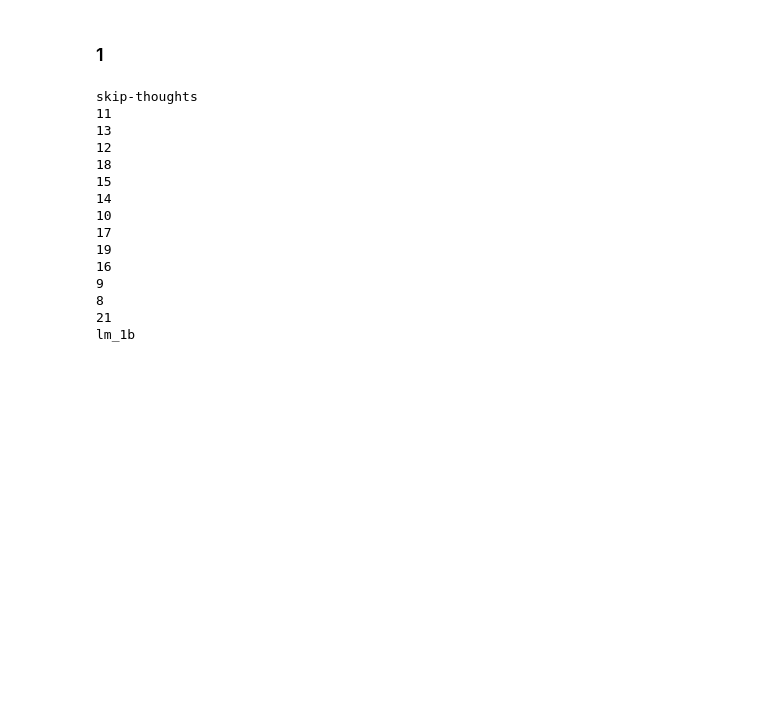
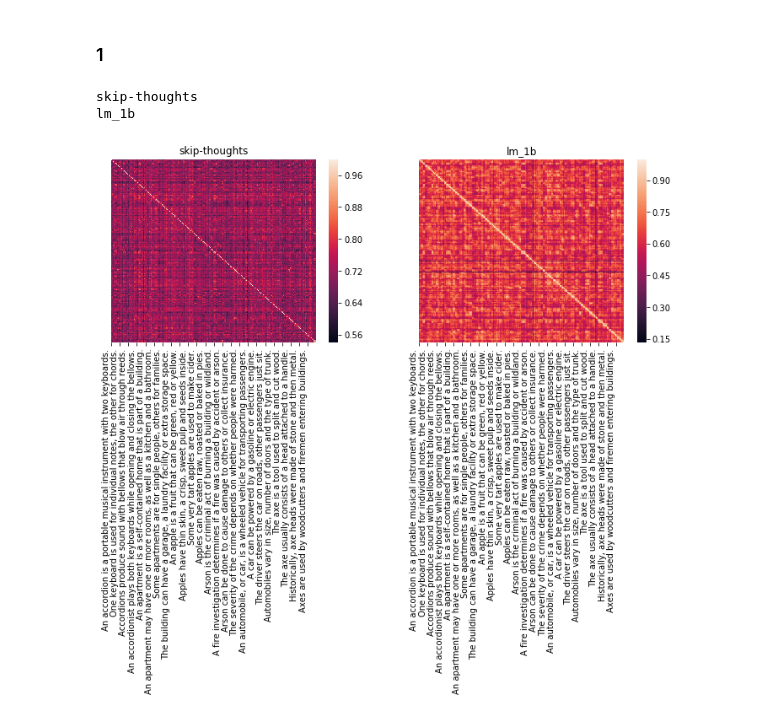
Before and after one commit to mschrimpf/neural-nlp, a Jupyter notebook: results/RSAs.ipynb, the cells around one changed output. Drawn from its saved outputs; the diff is of its cells as text; code cells hidden in the pictures; blank space fills up the shorter version.

Commit message:
plot RSAs for diverse1 dataset

```diff
--- a/results/RSAs.ipynb
+++ b/results/RSAs.ipynb
@@ -16,11 +9,9 @@ Using TensorFlow backend.
 ## Models
 # %%
 % env MKL_THREADING_LAYER=GNU
-from neural_metrics.models.nlp.implementations import skip_thoughts, lm_1b
+from neural_metrics.models.nlp import ActivationsWorker
 
-models = {
-    'skip-thoughts': skip_thoughts(),
-    'lm_1b': lm_1b()
-}
+models = ['skip-thoughts', 'lm_1b']
+models = {model: ActivationsWorker(model) for model in models}
 # %% [output]
 env: MKL_THREADING_LAYER=GNU
@@ -39,34 +35,30 @@ Recovering checkpoint ressources/lm_1b/ckpt-*
 import seaborn
 from matplotlib import pyplot
 
+from neural_metrics.data.nlp import data_mappings
 from neural_metrics.metrics.physiology.similarity import rsa
 
-def plot_diverse_rsa(sentences):
-    for i, (model_name, model) in enumerate(models.items()):
+
+def plot_diverse_rsa(dataset_name):
+    data = data_mappings[dataset_name]()
+    fig, axes = pyplot.subplots(1, len(models), figsize=(12, 4))
+    for i, (model_name, activations_worker) in enumerate(models.items()):
+        ax = axes[i]
         print(model_name)
-        pyplot.subplot(1, len(models), i + 1)
-        encodings = model(sentences)  # feed in sentences in context, i.e. with continuity
+        ax.set_title(model_name)
+        encodings = activations_worker(dataset_name)  # feed in sentences in context, i.e. with continuity
         similarities = rsa(encodings)
-        seaborn.heatmap(similarities)
+        seaborn.heatmap(similarities, ax=ax)
+        ax.set_xticklabels(data)
+        ax.get_yaxis().set_visible(False)
+    pyplot.savefig('results/RSA-{}.svg'.format(dataset_name))
+    pyplot.savefig('results/RSA-{}.png'.format(dataset_name))
+    fig.show()
 # %% [markdown]
 ### 1
-# %%
-from neural_metrics.data.nlp import diverse_sentences1
-sentences = diverse_sentences1()
-plot_diverse_rsa(sentences)
-# %% [output]
-skip-thoughts
-11
-13
-12
-18
-15
-14
-10
-17
-19
-16
-9
-8
-21
-lm_1b
+# %%
+plot_diverse_rsa('diverse1')
+# %% [output]
+skip-thoughts
+lm_1b
+[figure, added]
```
Also changed, not shown: parts of 4 cells of this notebook.
